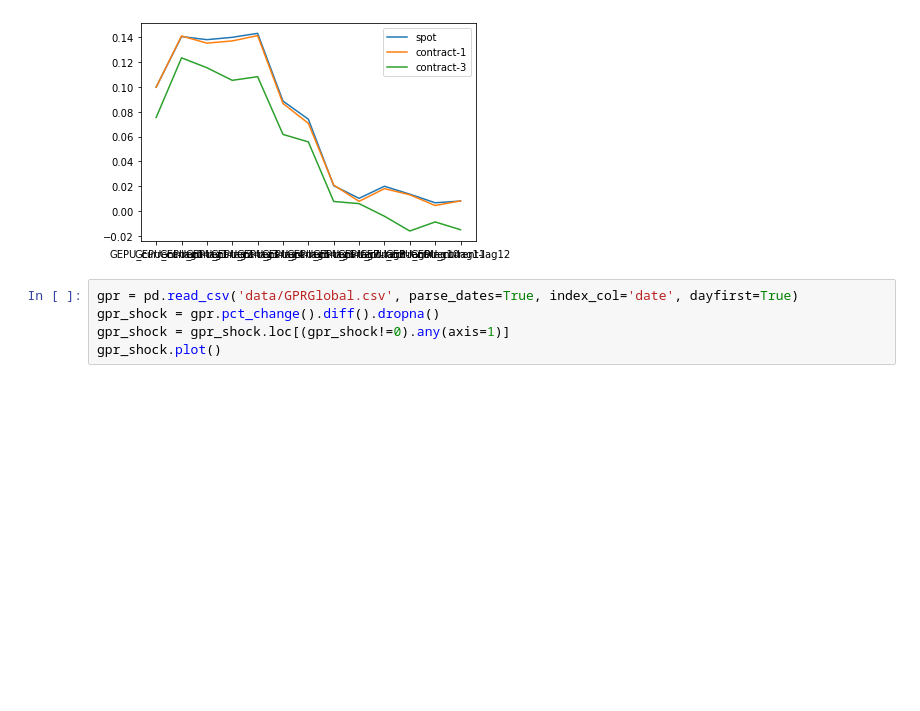
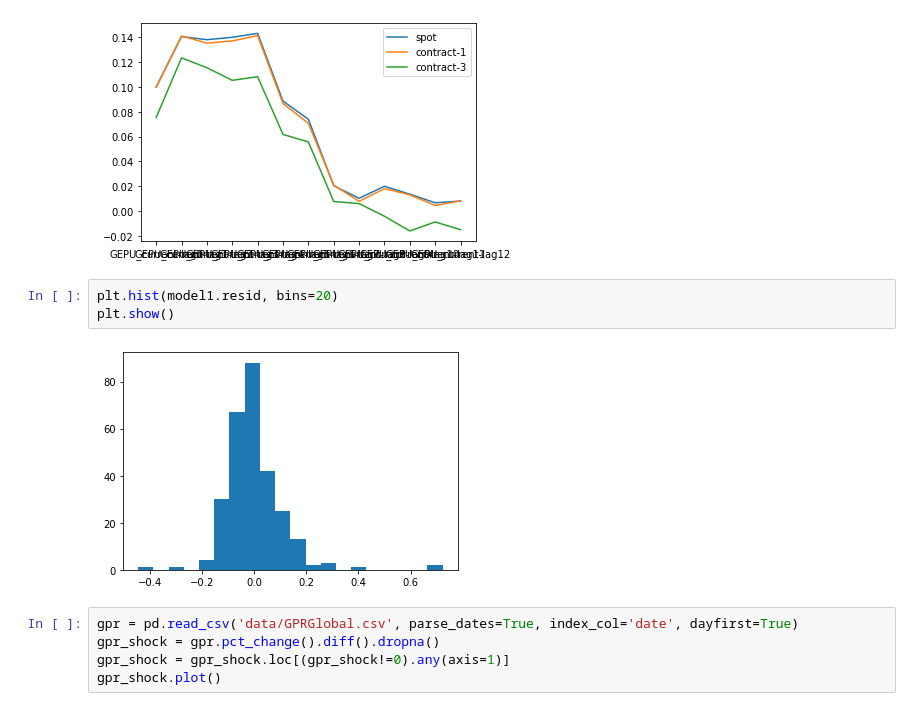
Before and after one commit to t0nychn/UG_thesis, a Jupyter notebook: NewsRegressionExploratory.ipynb, the cells around one changed output. Saved outputs shown, nothing was run; the diff lists cells and outputs as text; blank space fills up the shorter version.

```diff
--- a/NewsRegressionExploratory.ipynb
+++ b/NewsRegressionExploratory.ipynb
@@ -147,6 +147,11 @@ plt.legend()
 # %% [output]
 <matplotlib.legend.Legend at 0x...>
 [figure]
+# %%
+plt.hist(model1.resid, bins=20)
+plt.show()
+# %% [output]
+[figure, added]
 # %%
 gpr = pd.read_csv('data/GPRGlobal.csv', parse_dates=True, index_col='date', dayfirst=True)
 gpr_shock = gpr.pct_change().diff().dropna()
```
Also changed, not shown: parts of 13 cells of this notebook, 2 other files.
